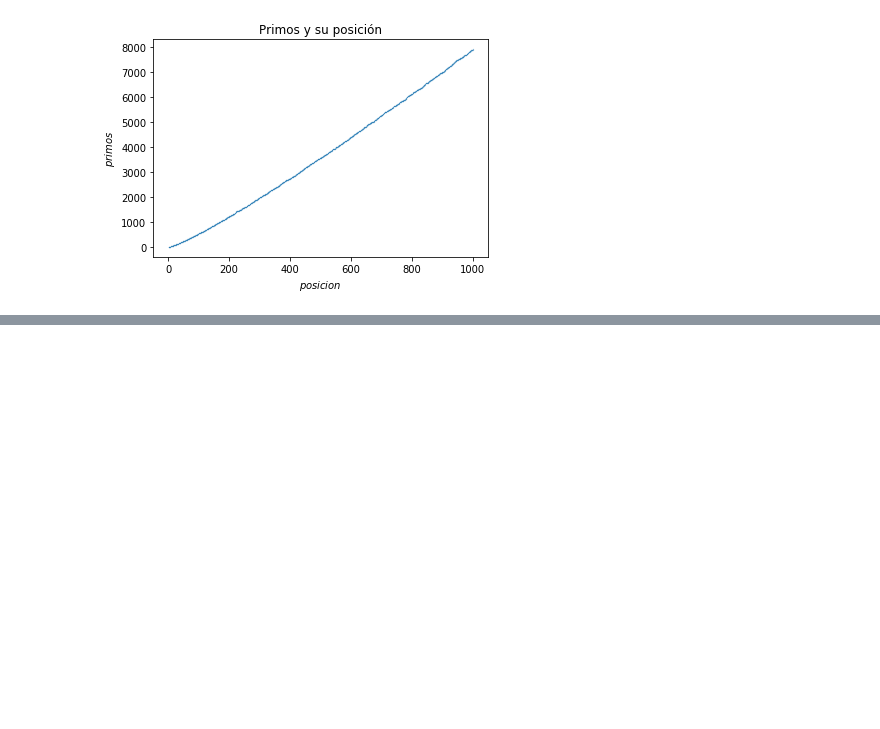
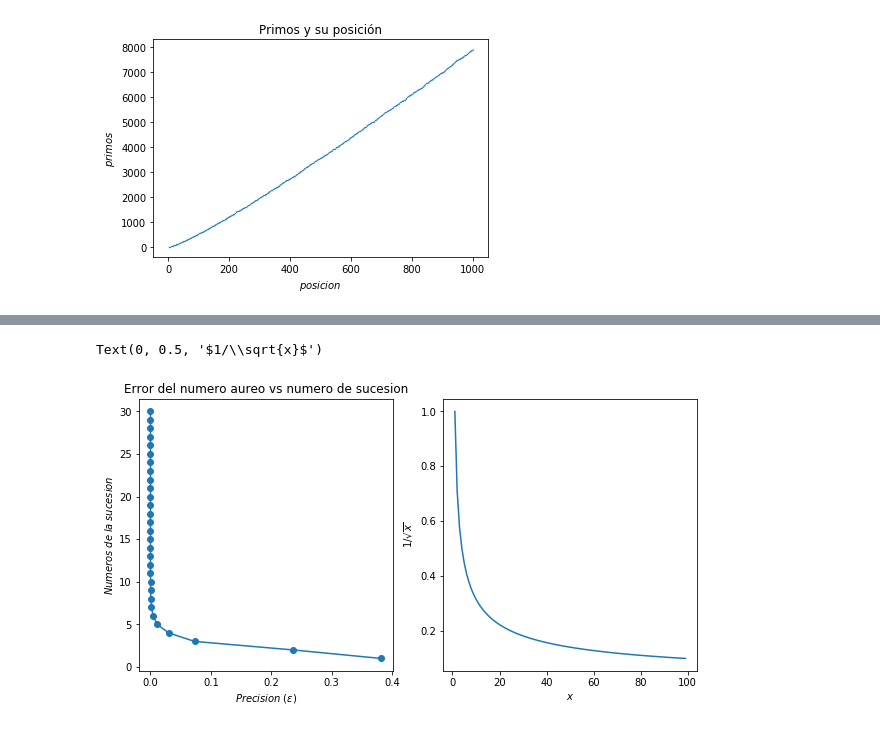
Before and after one commit to ray530/Tarea1MetodosComp20211, a Jupyter notebook: punto2.ipynb, the cells around one changed output, grey strips where cells are left out. Saved outputs shown, nothing was run; the diff lists cells and outputs as text; code cells hidden in the pictures; blank space fills up the shorter version.

```diff
--- a/punto2.ipynb
+++ b/punto2.ipynb
@@ -44,0 +113,20 @@ def calculo_fibonnacci(n3):
+# %%
+fig = plt.figure(figsize=(10,5))
+
+x=[i for i in range(1,100)]
+
+plt.subplot(1, 2, 1)
+errores=calculo_error(30)
+nums_sucesion=[i for i in range(1,30+1)]
+plt.plot(errores,nums_sucesion, 'o-')
+plt.xlabel("$Precision\;(\epsilon)$")
+plt.ylabel("$Numeros\;de\;la\;sucesion$")
+plt.title("Error del numero aureo vs numero de sucesion")
+
+plt.subplot(1, 2, 2)
+plt.plot(x,1/np.sqrt(x))
+plt.xlabel("$x$")
+plt.ylabel("$1/\\sqrt{x}$")
+# %% [output]
+Text(0, 0.5, '$1/\\sqrt{x}$')
+[figure, added]
```
Also changed, not shown: parts of 10 cells of this notebook.
